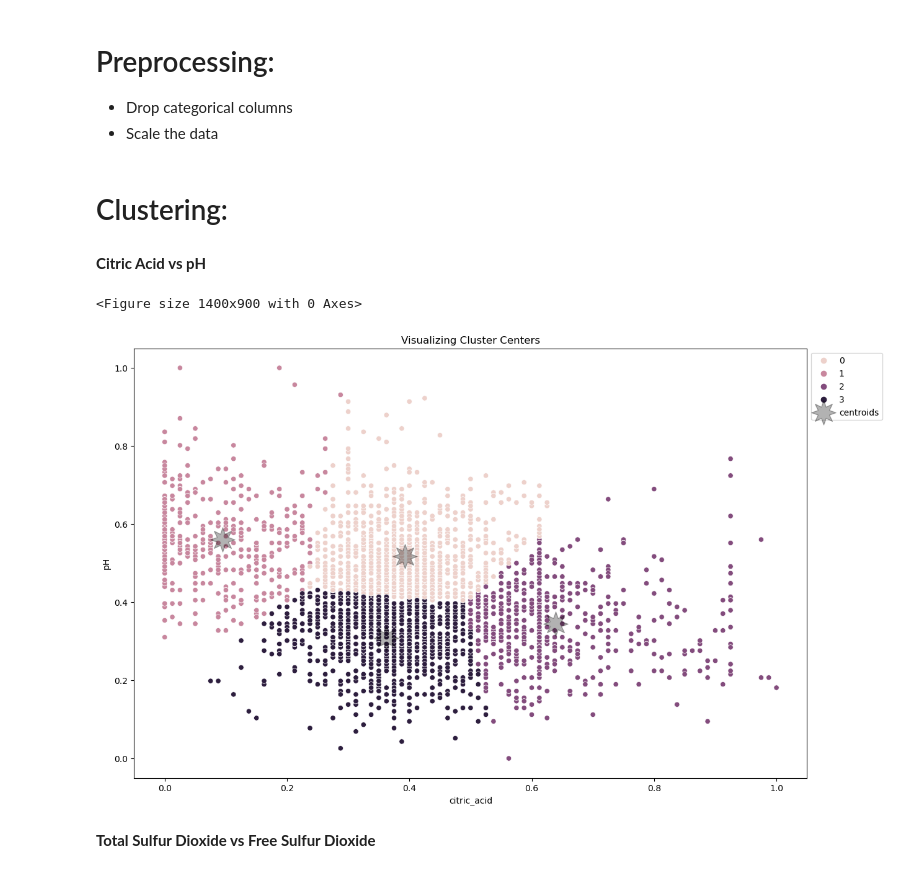
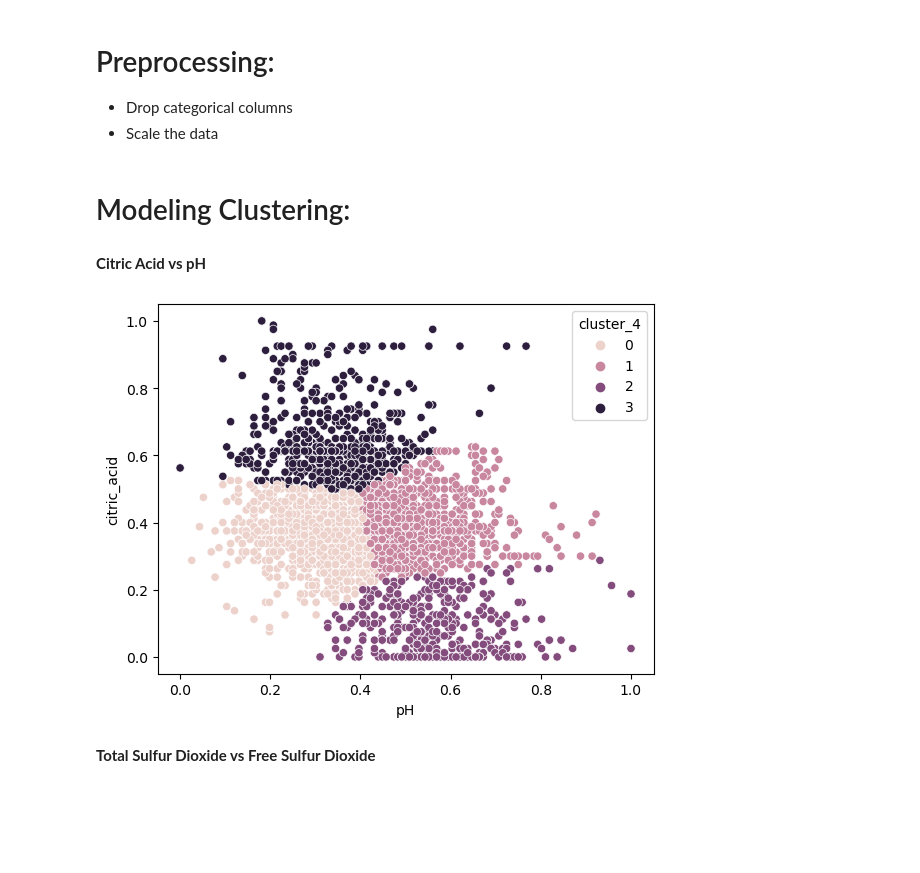
Before and after one commit to Wine-Clustering-Group-B/Clustering-Project, a Jupyter notebook: Final_Notebook.ipynb, the cells around one changed output. Drawn from its saved outputs; the diff is of its cells as text; code cells hidden in the pictures; blank space fills up the shorter version.

```diff
--- a/Final_Notebook.ipynb
+++ b/Final_Notebook.ipynb
@@ -262,14 +267,13 @@ del test['wine_color']
 to_scale = list(clean_df.columns)
 train, validate, test = wr.scale_data(train, validate, test, to_scale)
 # %% [markdown]
-# Clustering:
+# Modeling Clustering:
 # %% [markdown]
 <b>Citric Acid vs pH
 # %%
-wr.citric_acid_pH_clusters(train, validate, test)
+train, validate, test = mod.cluster_4(train, validate, test, features=['citric_acid', 'pH'], n_clusters=4)
 # %% [output]
-<Figure size 1400x900 with 0 Axes>
-[figure, old version]
+[figure, new version]
 # %% [markdown]
 <b>Total Sulfur Dioxide vs Free Sulfur Dioxide
 # %%
```
Also changed, not shown: parts of 21 cells of this notebook, 3 other files.
